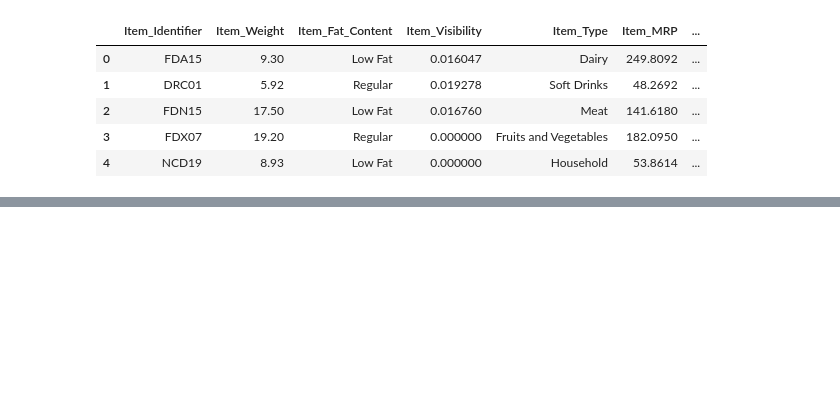
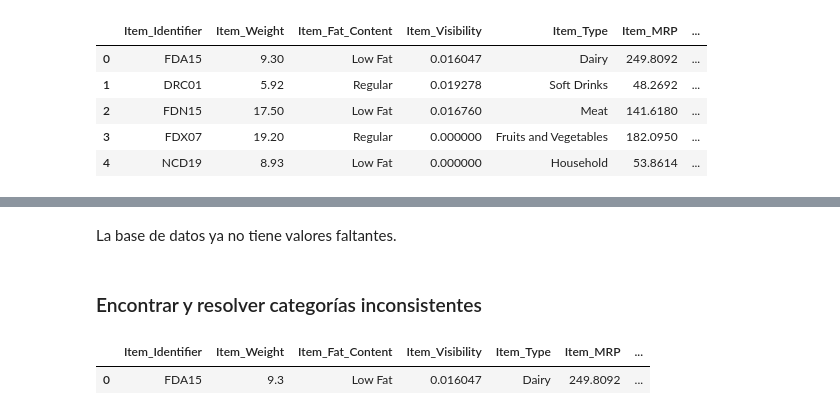
Before and after one commit to carlosegn/proyecciones-ventas-alimenticias, a Jupyter notebook: Proyeccion_ventas_alimenticias.ipynb, the cells around one changed output, grey strips where cells are left out. Cells and saved outputs as stored; diff of their text form; code cells hidden in the pictures; blank space fills up the shorter version.

```diff
--- a/Proyeccion_ventas_alimenticias.ipynb
+++ b/Proyeccion_ventas_alimenticias.ipynb
@@ -21,0 +158,5 @@ df.head()
+# %%
+# Imputar todos los valores nulos en Outlet_Size con "Small" y guardar en un nuevo dataframe
+df_final = df
+df_final['Outlet_Size'].fillna('Small', inplace = True)
+df_final.isna().sum()
@@ -21,0 +318,9 @@ df.head()
+# %% [markdown]
+La base de datos ya no tiene valores faltantes.
+# %% [markdown]
+### Encontrar y resolver categorías inconsistentes
+# %%
+df_final.head(1)
+# %% [output]
+|  | Item_Identifier | Item_Weight | Item_Fat_Content | Item_Visibility | Item_Type | Item_MRP | ... |
+| 0 | FDA15 | 9.3 | Low Fat | 0.016047 | Dairy | 249.8092 | ... |
```
Also changed, not shown: parts of 40 cells of this notebook.
